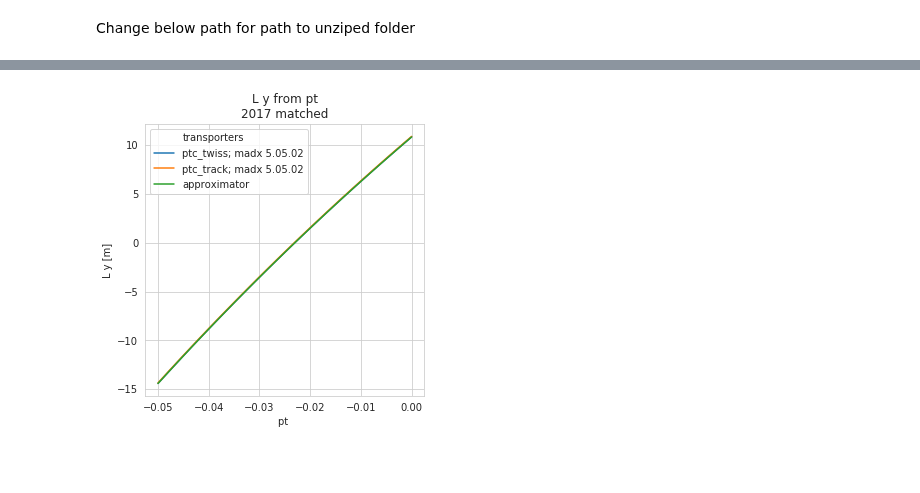
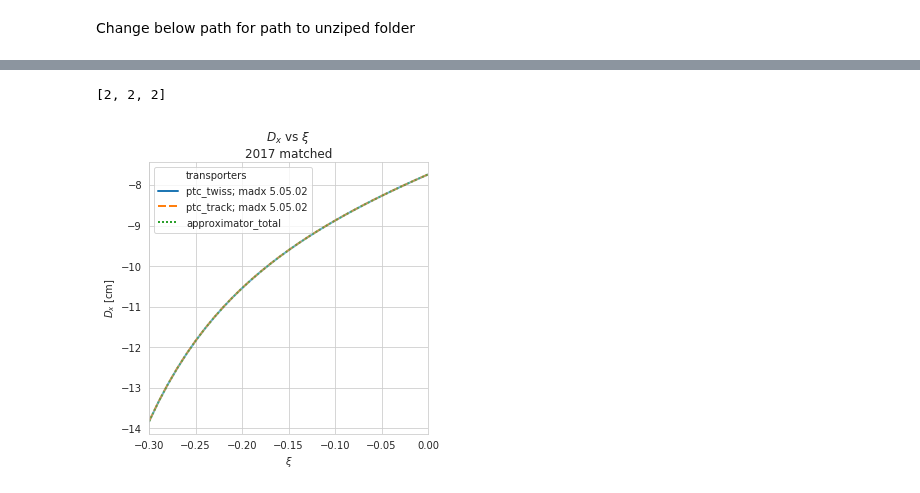
Before and after one commit to mucharafal/optics_generator_python, a Jupyter notebook: notebooks/Optics Parameters Compare 2017 Matched.ipynb, the cells around one changed output, grey strips where cells are left out. Cells and saved outputs as stored; diff of their text form; code cells hidden in the pictures; blank space fills up the shorter version.

Commit message:
Add better description on plots

```diff
--- a/notebooks/Optics Parameters Compare 2017 Matched.ipynb
+++ b/notebooks/Optics Parameters Compare 2017 Matched.ipynb
@@ -31,7 +31,7 @@ twiss_configuration = twiss_configuration.TwissConfiguration(path_to_script, s)
 # %%
 path_to_configuration = os.path.join(path_to_project, folder_name)
 path_to_xml_file = os.path.join(path_to_project, folder_name, xml_file_name)
-item_number = 2
+item_number = 0
 track_configuration = track_configuration.TrackConfiguration(path_to_xml_file, item_number, path_to_configuration)
 # %%
 parametrisation_file_name = "parametrization_6500GeV_0p4_185_reco.root"
@@ -67,4 +88,7 @@ bunch_configuration = buc.BunchConfiguration.from_sigma(x_mean, sigma_x, x_resol
 title_sufix = "2017 matched"
 transporter1 = "ptc_twiss; madx 5.05.02"
 transporter2 = "ptc_track; madx 5.05.02"
-transporter3 = "approximator"
+transporter3 = "approximator_total"
+transporter4 = "approximator_120"
+transporter5 = "approximator_140"
+transporter6 = "approximator_160"
@@ -101,10 +95,38 @@ plotter.plot_optical_functions(bunch_configuration, optical_functions, "pt", "L
-# %%
-optical_functions = {
-    transporter1: (twiss_optics_parameters.compute_l_y, twiss_configuration),
-    transporter2: (track_optics_parameters.compute_l_y, track_configuration),
-    transporter3: (app_op.compute_l_y, approximator)
-}
-
-plotter.plot_optical_functions(bunch_configuration, optical_functions, "pt", "L y", title_sufix)
-# %% [output]
-[figure, removed]
+# %%
+optical_functions_dx = {
+    transporter1: (twiss_optics_parameters.compute_d_x, twiss_configuration),
+    transporter2: (track_optics_parameters.compute_d_x, track_configuration),
+    transporter3: (app_op.compute_d_x, approximator),
+#     transporter4: (app_op.compute_d_x, approximator_120),
+#     transporter5: (app_op.compute_d_x, approximator_140),
+#     transporter6: (app_op.compute_d_x, approximator_160)
+}
+optical_functions_dy = {
+    transporter1: (twiss_optics_parameters.compute_d_y, twiss_configuration),
+    transporter2: (track_optics_parameters.compute_d_y, track_configuration),
+    transporter3: (app_op.compute_d_y, approximator),
+#     transporter4: (app_op.compute_d_y, approximator_120),
+#     transporter5: (app_op.compute_d_y, approximator_140),
+#     transporter6: (app_op.compute_d_y, approximator_160)
+}
+optical_functions_lx = {
+    transporter1: (twiss_optics_parameters.compute_l_x, twiss_configuration),
+    transporter2: (track_optics_parameters.compute_l_x, track_configuration),
+    transporter3: (app_op.compute_l_x, approximator),
+#     transporter4: (app_op.compute_l_x, approximator_120),
+#     transporter5: (app_op.compute_l_x, approximator_140),
+#     transporter6: (app_op.compute_l_x, approximator_160)
+}
+optical_functions_ly = {
+    transporter1: (twiss_optics_parameters.compute_l_y, twiss_configuration),
+    transporter2: (track_optics_parameters.compute_l_y, track_configuration),
+    transporter3: (app_op.compute_l_y, approximator),
+#     transporter4: (app_op.compute_l_y, approximator_120),
+#     transporter5: (app_op.compute_l_y, approximator_140),
+#     transporter6: (app_op.compute_l_y, approximator_160)
+}
+# %%
+plotter.plot_optical_functions(bunch_configuration, optical_functions_dx, "pt", "D x", title_sufix, plot_size=5)
+# %% [output]
+[2, 2, 2]
+[figure, added]
```
Also changed, not shown: parts of 11 cells of this notebook, 2 other files.
